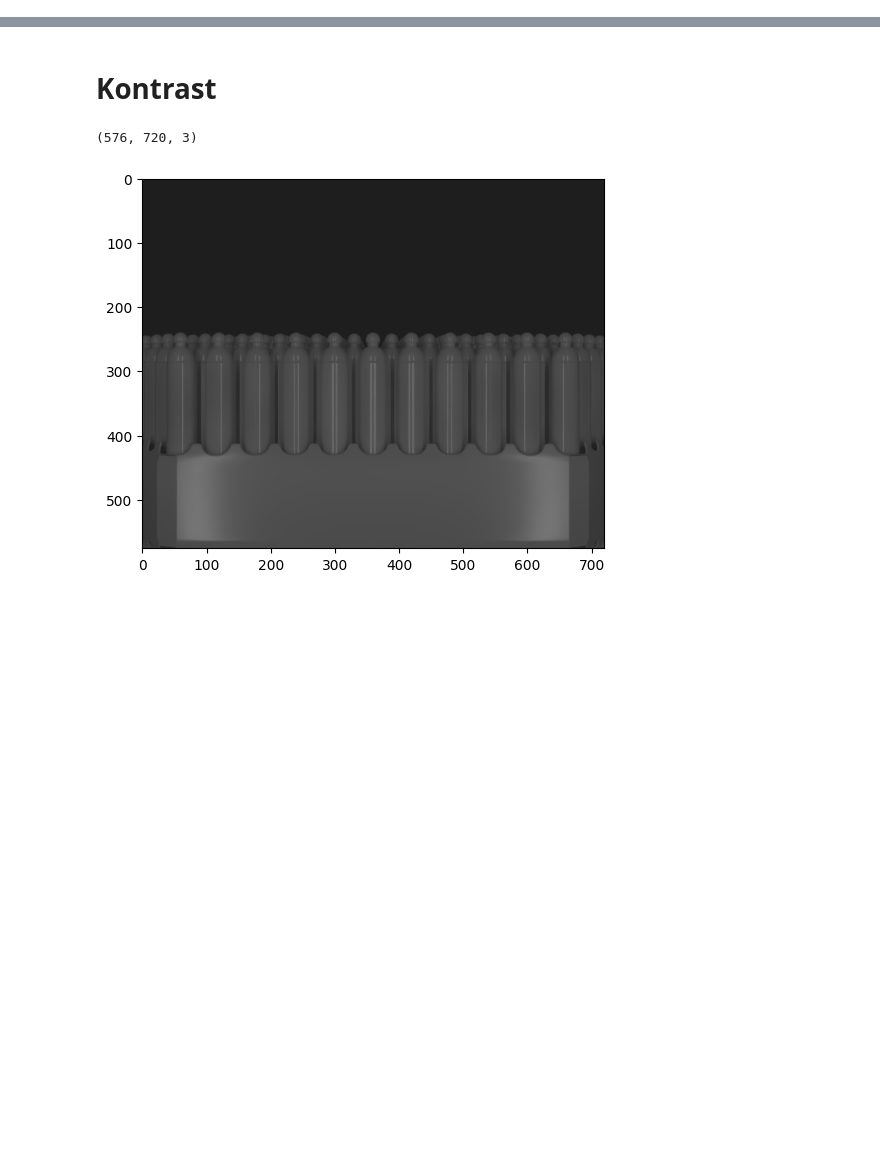
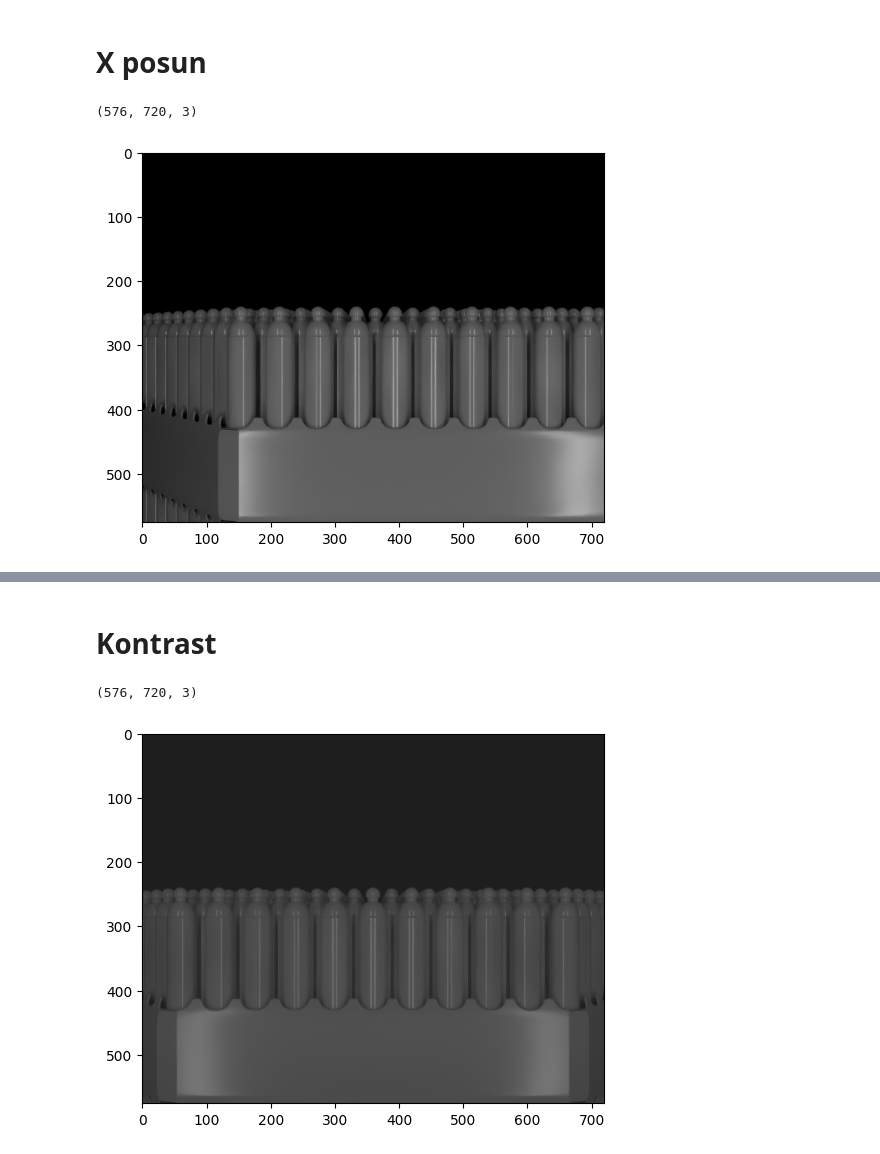
Before and after one commit to jaroslavknotek/synth-nfa-generator, a Jupyter notebook: tips.ipynb, the cells around one changed output, grey strips where cells are left out. Drawn from its saved outputs; the diff is of its cells as text; code cells hidden in the pictures; blank space fills up the shorter version.

```diff
--- a/tips.ipynb
+++ b/tips.ipynb
@@ -112,0 +371,9 @@ base_frame.shape
+# %% [markdown]
+# X posun
+# %%
+shift_frame = render_tips(cam_x = 20)[12:-12,15:-15]
+plt.imshow(shift_frame)
+shift_frame.shape
+# %% [output]
+(576, 720, 3)
+[figure, added]
```
Also changed, not shown: parts of 14 cells of this notebook, 4 other files.
